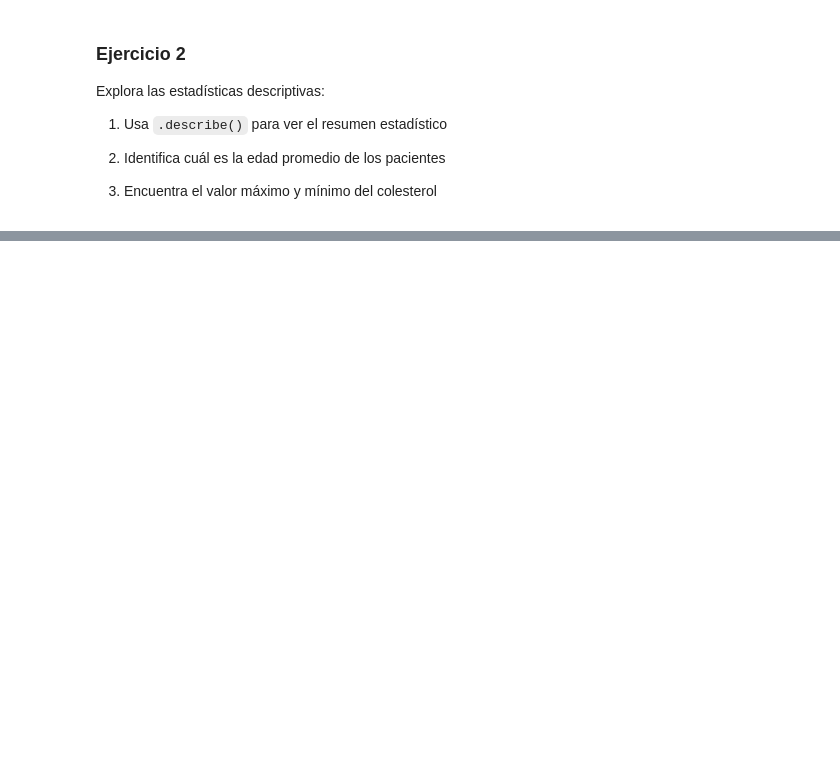
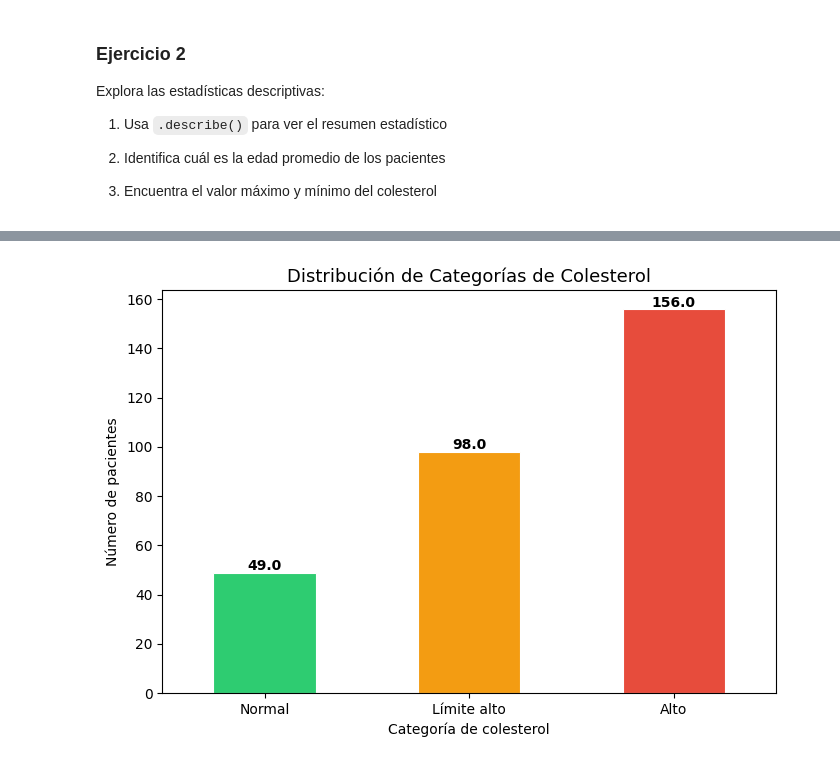
Before and after one commit to marcpalo1999/MIA_sanidad, a Jupyter notebook: 2_1_Solucion_Ejercicios.ipynb, the cells around one changed output, grey strips where cells are left out. Saved outputs shown, nothing was run; the diff lists cells and outputs as text; code cells hidden in the pictures; blank space fills up the shorter version.

```diff
--- a/2_1_Solucion_Ejercicios.ipynb
+++ b/2_1_Solucion_Ejercicios.ipynb
@@ -450,0 +1079,22 @@ df["tipo_dolor"].value_counts()
+# %%
+# 2. Gráfico de barras de categoría de colesterol
+# Ordenar las categorías lógicamente (de menor a mayor riesgo)
+orden_categorias = ["Normal", "Límite alto", "Alto", "Desconocido"]
+conteo_col = df["categoria_colesterol"].value_counts().reindex(orden_categorias).dropna()
+
+plt.figure(figsize=(7, 5))
+conteo_col.plot(kind='bar', color=['#2ECC71', '#F39C12', '#E74C3C', '#95A5A6'],
+                edgecolor='white', linewidth=0.8)
+plt.title("Distribución de Categorías de Colesterol", fontsize=13)
+plt.xlabel("Categoría de colesterol")
+plt.ylabel("Número de pacientes")
+plt.xticks(rotation=0)
+
+# Añadir etiquetas de valor sobre cada barra
+for i, v in enumerate(conteo_col):
+    plt.text(i, v + 1, str(v), ha='center', fontweight='bold')
+
+plt.tight_layout()
+plt.show()
+# %% [output]
+[figure, added]
```
Also changed, not shown: parts of 115 cells of this notebook.
